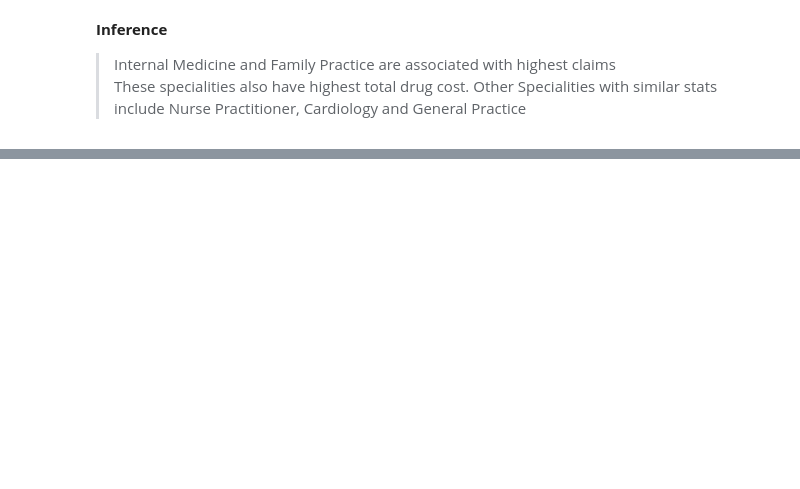
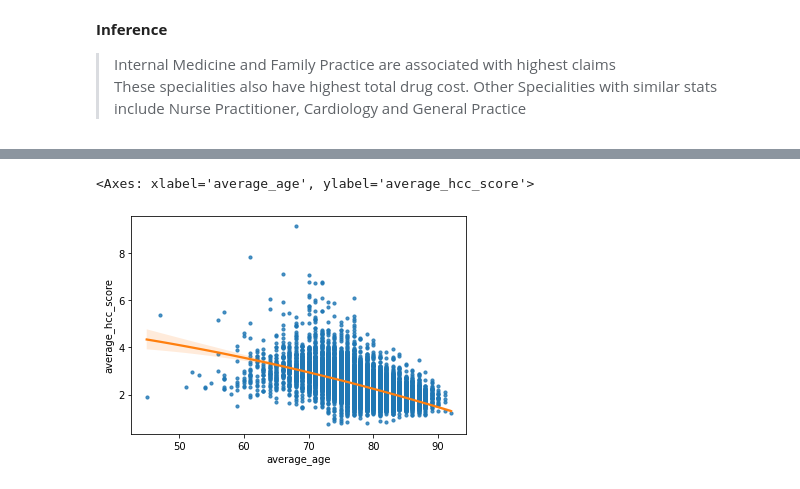
Before and after one commit to thousandoaks/AnalyticsUtilizationManagement, a Jupyter notebook: labs/Medicare_EDA.ipynb, the cells around one changed output, grey strips where cells are left out. Cells and saved outputs as stored; diff of their text form; code cells hidden in the pictures; blank space fills up the shorter version.

```diff
--- a/labs/Medicare_EDA.ipynb
+++ b/labs/Medicare_EDA.ipynb
@@ -427,0 +465,5 @@ iplot(fig, filename='grouped-bar')
+# %%
+sns.regplot(data=nursingFacilities,x='average_age',y='average_hcc_score',order=2,scatter_kws={"s": 10},line_kws={"color": "C1"})
+# %% [output]
+<Axes: xlabel='average_age', ylabel='average_hcc_score'>
+[figure, added]
```
Also changed, not shown: parts of 5 cells of this notebook.
